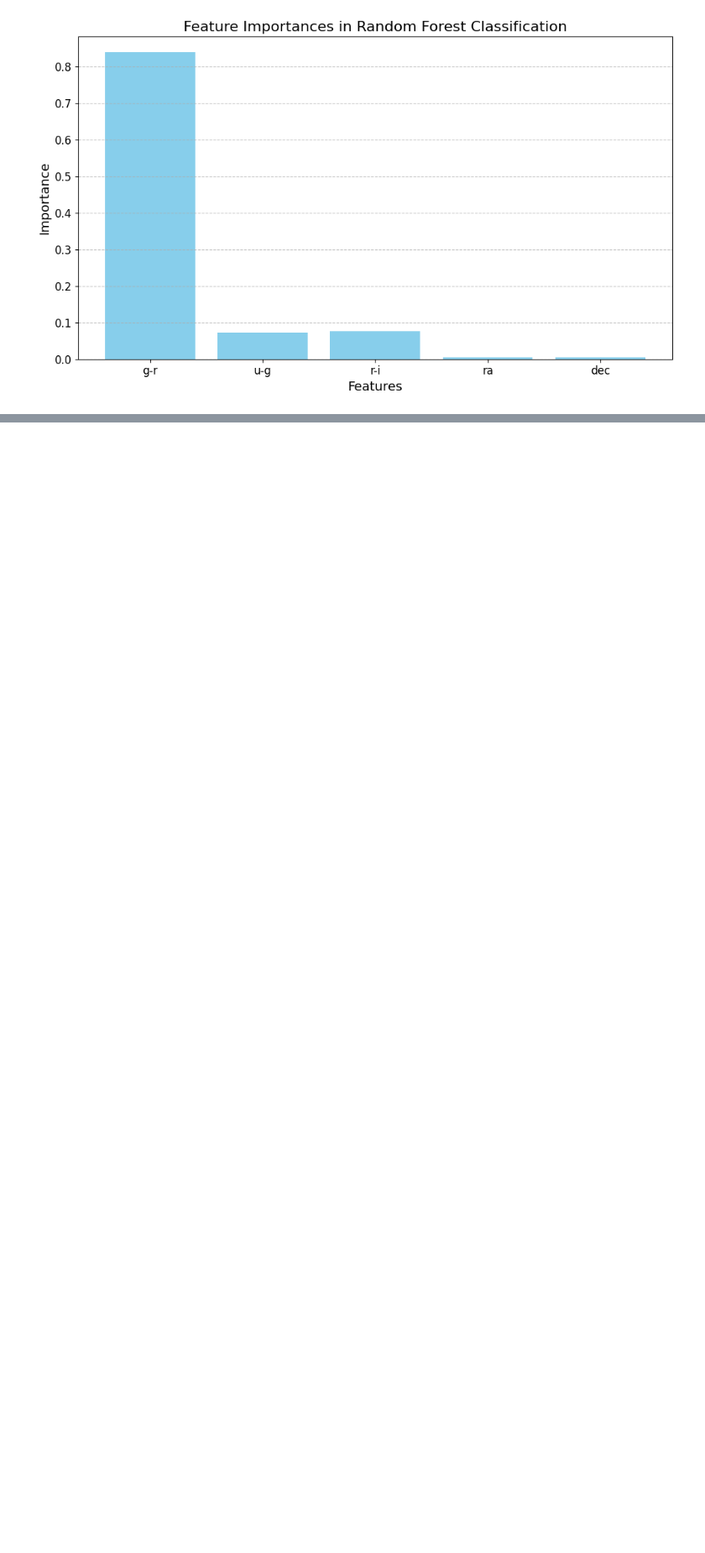
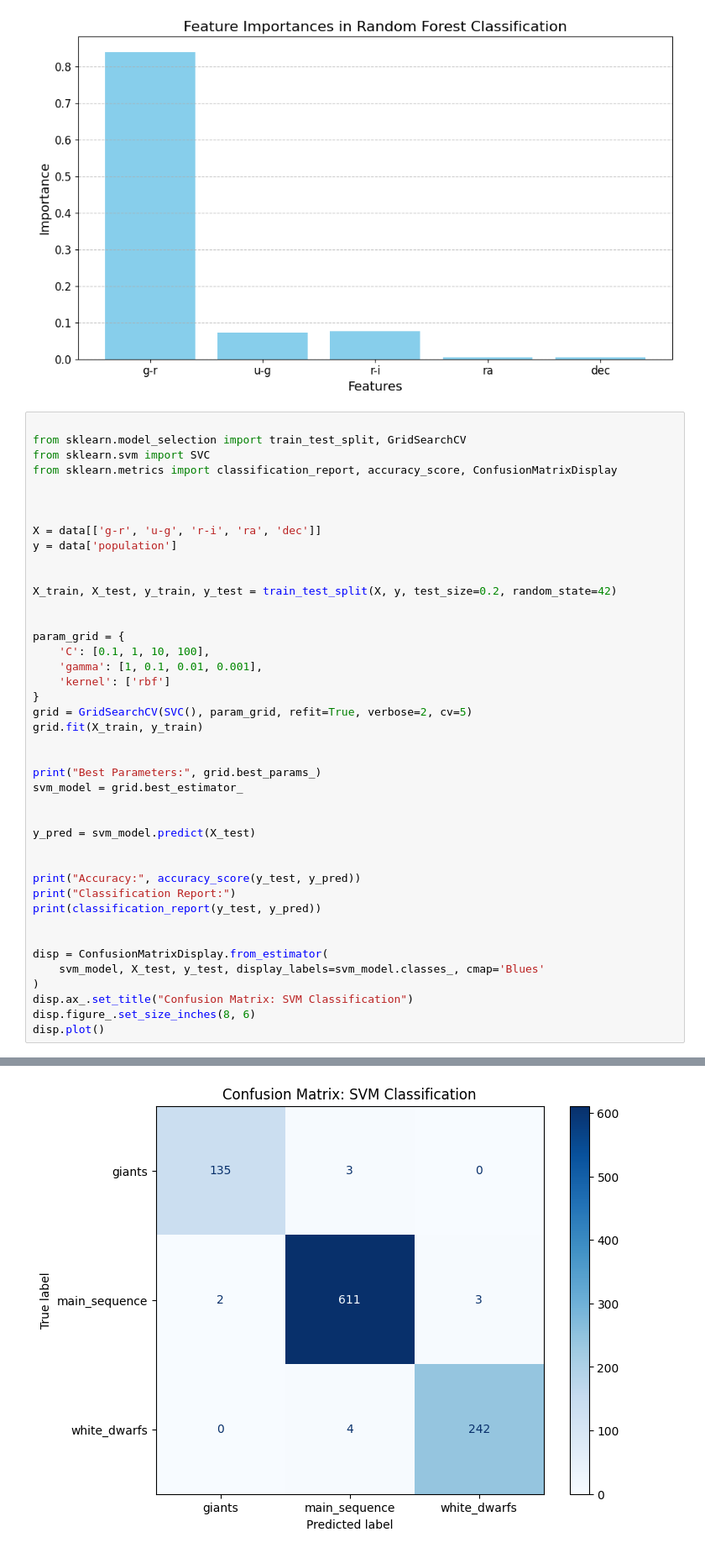
Before and after one commit to Fr4nc3/SDSS_Release_17_system_model, a Jupyter notebook: sdss_data.ipynb, the cells around one changed output, grey strips where cells are left out. Shown at 84% size. Drawn from its saved outputs; the diff is of its cells as text; blank space fills up the shorter version.

```diff
--- a/sdss_data.ipynb
+++ b/sdss_data.ipynb
@@ -1005,3 +1005,46 @@ plt.tight_layout()
 plt.show()
 # %% [output]
 [figure]
+# %%
+
+from sklearn.model_selection import train_test_split, GridSearchCV
+from sklearn.svm import SVC
+from sklearn.metrics import classification_report, accuracy_score, ConfusionMatrixDisplay
+
+
+
+X = data[['g-r', 'u-g', 'r-i', 'ra', 'dec']]
+y = data['population']
+
+
+X_train, X_test, y_train, y_test = train_test_split(X, y, test_size=0.2, random_state=42)
+
+
+param_grid = {
+    'C': [0.1, 1, 10, 100],
+    'gamma': [1, 0.1, 0.01, 0.001],
+    'kernel': ['rbf']
+}
+grid = GridSearchCV(SVC(), param_grid, refit=True, verbose=2, cv=5)
+grid.fit(X_train, y_train)
+
+
+print("Best Parameters:", grid.best_params_)
+svm_model = grid.best_estimator_
+
+
+y_pred = svm_model.predict(X_test)
+
+
+print("Accuracy:", accuracy_score(y_test, y_pred))
+print("Classification Report:")
+print(classification_report(y_test, y_pred))
+
+
+disp = ConfusionMatrixDisplay.from_estimator(
+    svm_model, X_test, y_test, display_labels=svm_model.classes_, cmap='Blues'
+)
+disp.ax_.set_title("Confusion Matrix: SVM Classification")
+disp.figure_.set_size_inches(8, 6)
+disp.plot()
+# %% [output]
@@ -1007,0 +1069 @@ plt.show()
+[figure, added]
```
Also changed, not shown: parts of 1 cell of this notebook.
